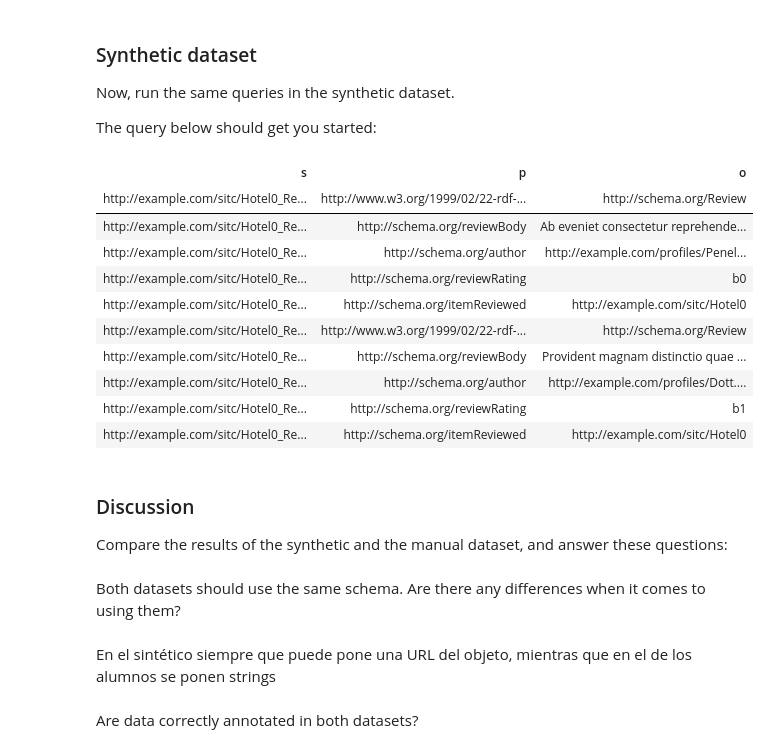
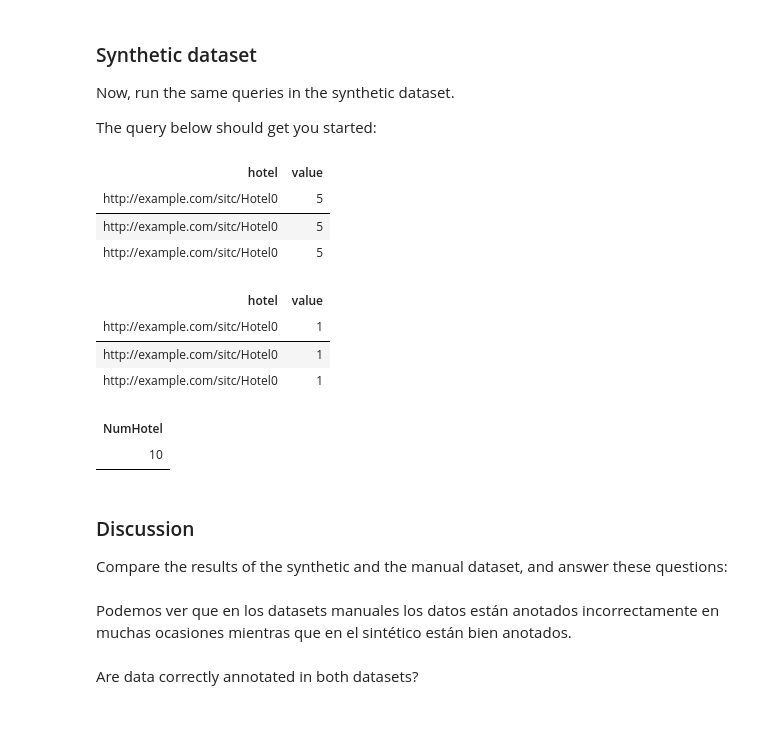
Before and after one commit to carlosv5/sparql, a Jupyter notebook: SPARQL.ipynb, the cells around one changed output. Drawn from its saved outputs; the diff is of its cells as text; code cells hidden in the pictures; blank space fills up the shorter version.

```diff
--- a/SPARQL.ipynb
+++ b/SPARQL.ipynb
@@ -1299,33 +1280,57 @@ telephones and addresses @ http://fuseki.cluster.gsi.dit.upm.es/36de86e675493438
 Now, run the same queries in the synthetic dataset.
 
 The query below should get you started:
+# %%
+%%sparql http://fuseki.cluster.gsi.dit.upm.es/hotelessintetico
+PREFIX schema: <http://schema.org/>
+SELECT ?hotel ?value
+WHERE {
+    ?review a schema:Review .
+    ?review <http://schema.org/reviewRating> ?rating .
+    ?rating <http://schema.org/ratingValue> ?value .
+    ?review <http://schema.org/itemReviewed> ?hotel .
+}
+    ORDER BY DESC(?value)
+     LIMIT 3
+# %% [output]
+| hotel | value |
+| http://example.com/sitc/Hotel0 | 5 |
+| http://example.com/sitc/Hotel0 | 5 |
+| http://example.com/sitc/Hotel0 | 5 |
+# %%
+%%sparql http://fuseki.cluster.gsi.dit.upm.es/hotelessintetico
+PREFIX schema: <http://schema.org/>
+SELECT ?hotel ?value
+WHERE {
+    ?review a schema:Review .
+    ?review <http://schema.org/reviewRating> ?rating .
+    ?rating <http://schema.org/ratingValue> ?value .
+    ?review <http://schema.org/itemReviewed> ?hotel .
+}
+ORDER BY ASC(?value)
+ LIMIT 3
+# %% [output]
+| hotel | value |
+| http://example.com/sitc/Hotel0 | 1 |
+| http://example.com/sitc/Hotel0 | 1 |
+| http://example.com/sitc/Hotel0 | 1 |
 # %%
+
 %%sparql http://fuseki.cluster.gsi.dit.upm.es/hotelessintetico
+PREFIX schema: <http://schema.org/>
+SELECT (COUNT(DISTINCT ?hotel) as ?NumHotel)
+WHERE {
+    ?hotel a schema:Hotel .
 
-SELECT *
-WHERE {
-    ?s ?p ?o .
 }
-LIMIT 10
 # %% [output]
-| s | p | o |
-| http://example.com/sitc/Hotel0_Re... | http://www.w3.org/1999/02/22-rdf-... | http://schema.org/Review |
-| http://example.com/sitc/Hotel0_Re... | http://schema.org/reviewBody | Ab eveniet consectetur reprehende... |
-| http://example.com/sitc/Hotel0_Re... | http://schema.org/author | http://example.com/profiles/Penel... |
-| http://example.com/sitc/Hotel0_Re... | http://schema.org/reviewRating | b0 |
-| http://example.com/sitc/Hotel0_Re... | http://schema.org/itemReviewed | http://example.com/sitc/Hotel0 |
-| http://example.com/sitc/Hotel0_Re... | http://www.w3.org/1999/02/22-rdf-... | http://schema.org/Review |
-| http://example.com/sitc/Hotel0_Re... | http://schema.org/reviewBody | Provident magnam distinctio quae ... |
-| http://example.com/sitc/Hotel0_Re... | http://schema.org/author | http://example.com/profiles/Dott.... |
-| http://example.com/sitc/Hotel0_Re... | http://schema.org/reviewRating | b1 |
-| http://example.com/sitc/Hotel0_Re... | http://schema.org/itemReviewed | http://example.com/sitc/Hotel0 |
+| NumHotel |
+| 10 |
 # %% [markdown]
 ### Discussion
 
 Compare the results of the synthetic and the manual dataset, and answer these questions:
-# %% [markdown]
-Both datasets should use the same schema. Are there any differences when it comes to using them?
-# %% [markdown]
-En el sintético siempre que puede pone una URL del objeto, mientras que en el de los alumnos se ponen strings
+# %% [markdown]
+Podemos ver que en los datasets manuales los datos están anotados incorrectamente en muchas ocasiones mientras que en el sintético están bien anotados.
 # %% [markdown]
 Are data correctly annotated in both datasets?
```
Also changed, not shown: parts of 8 cells of this notebook.
